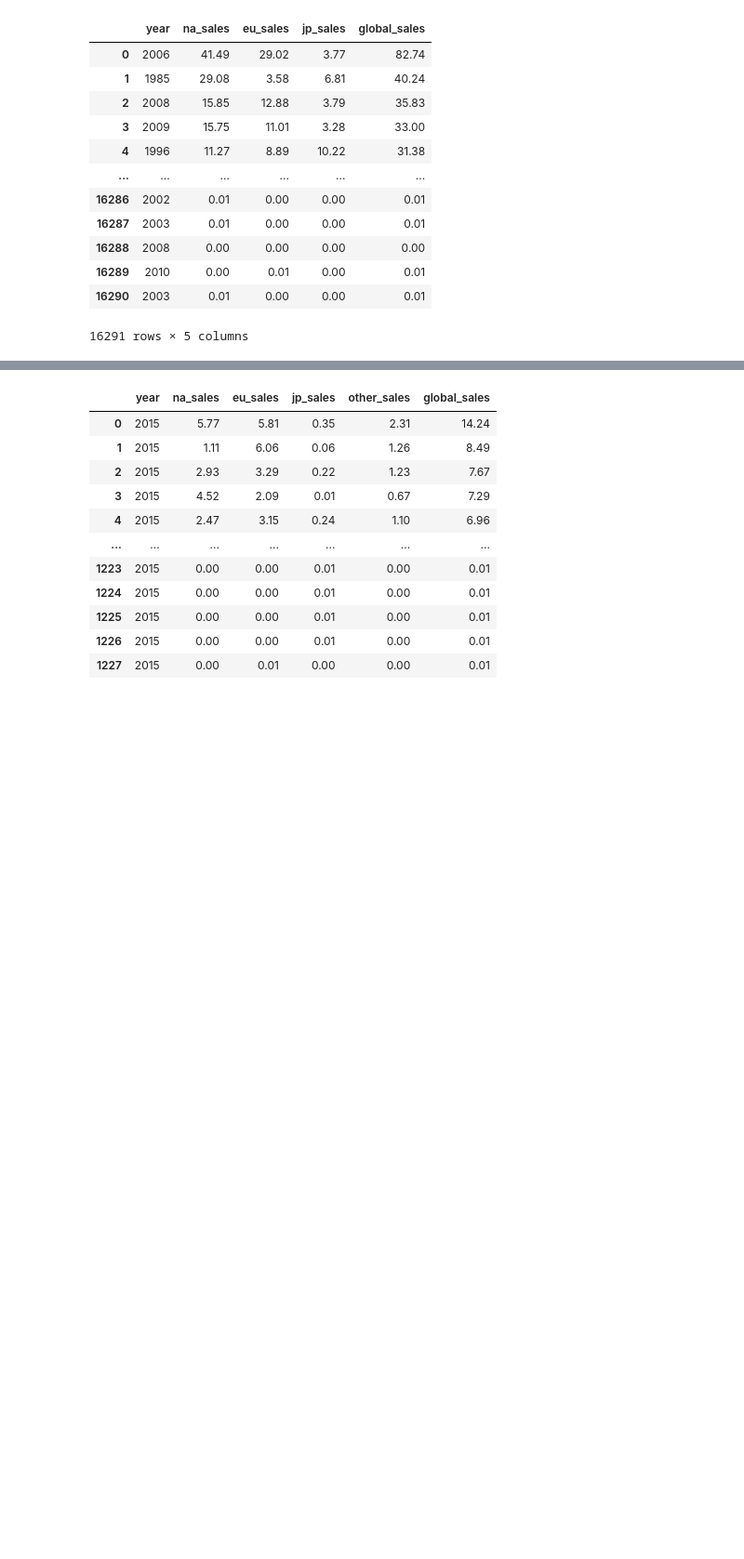
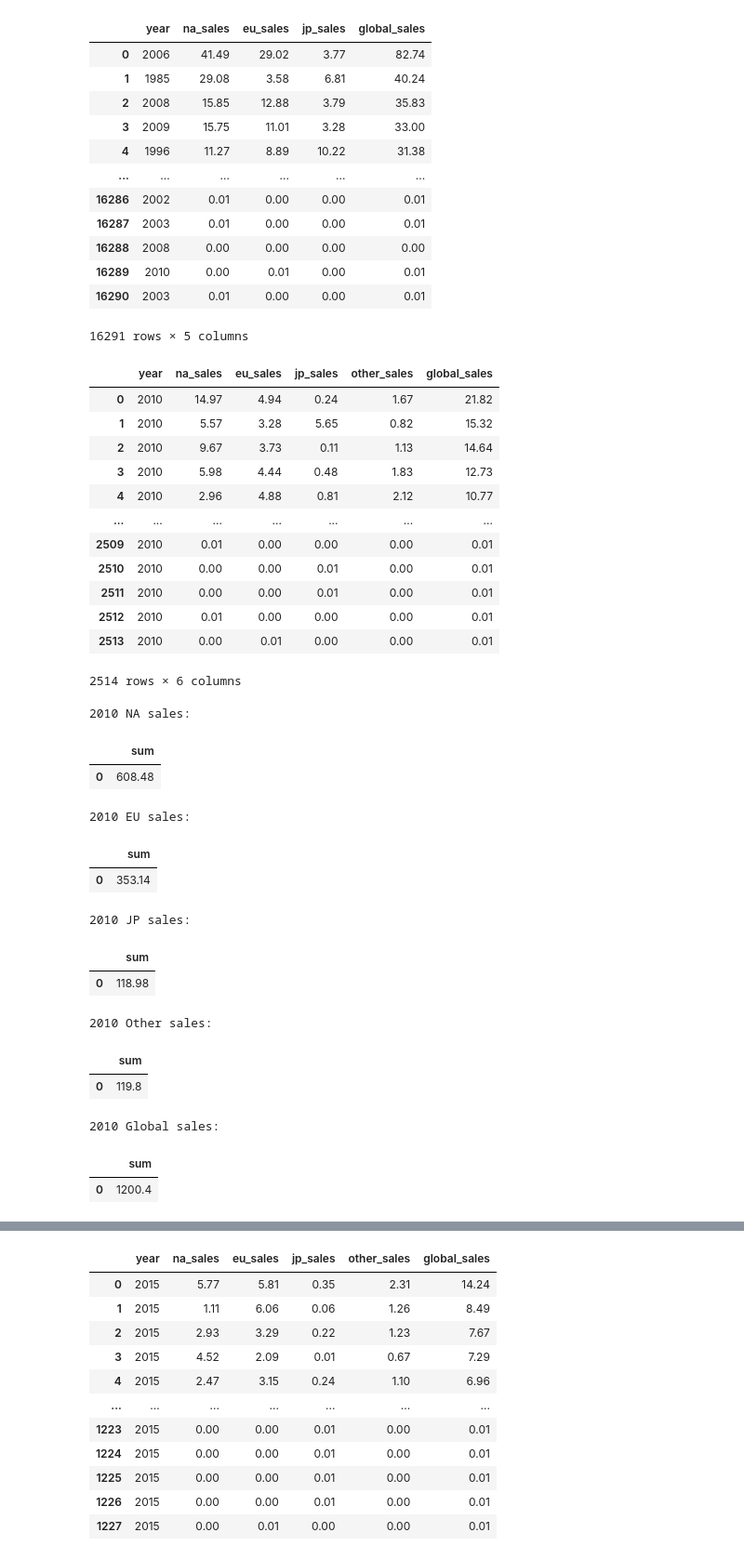
Before and after one commit to mmheredia/Video-Game-Sales-Dashboard, a Jupyter notebook: code/sql/sql_connection.ipynb, the cells around one changed output, grey strips where cells are left out. Shown at 93% size. Saved outputs shown, nothing was run; the diff lists cells and outputs as text; code cells hidden in the pictures; blank space fills up the shorter version.

Commit message:
Adding table with summed sales data.

```diff
--- a/code/sql/sql_connection.ipynb
+++ b/code/sql/sql_connection.ipynb
@@ -77,3 +77,54 @@ pd.read_sql_query('SELECT * FROM year_data', con=engine)
 | 16289 | 2010 | 0.00 | 0.01 | 0.00 | 0.01 |
 | 16290 | 2003 | 0.01 | 0.00 | 0.00 | 0.01 |
 16291 rows × 5 columns
+# %%
+pd.read_sql_query('SELECT * FROM data_2010', con=engine)
+# %% [output]
+|  | year | na_sales | eu_sales | jp_sales | other_sales | global_sales |
+| 0 | 2010 | 14.97 | 4.94 | 0.24 | 1.67 | 21.82 |
+| 1 | 2010 | 5.57 | 3.28 | 5.65 | 0.82 | 15.32 |
+| 2 | 2010 | 9.67 | 3.73 | 0.11 | 1.13 | 14.64 |
+| 3 | 2010 | 5.98 | 4.44 | 0.48 | 1.83 | 12.73 |
+| 4 | 2010 | 2.96 | 4.88 | 0.81 | 2.12 | 10.77 |
+| ... | ... | ... | ... | ... | ... | ... |
+| 2509 | 2010 | 0.01 | 0.00 | 0.00 | 0.00 | 0.01 |
+| 2510 | 2010 | 0.00 | 0.00 | 0.01 | 0.00 | 0.01 |
+| 2511 | 2010 | 0.00 | 0.00 | 0.01 | 0.00 | 0.01 |
+| 2512 | 2010 | 0.01 | 0.00 | 0.00 | 0.00 | 0.01 |
+| 2513 | 2010 | 0.00 | 0.01 | 0.00 | 0.00 | 0.01 |
+2514 rows × 6 columns
+# %%
+print(f"2010 NA sales:")
+pd.read_sql_query('SELECT SUM(na_sales) FROM data_2010', con=engine)
+# %% [output]
+2010 NA sales:
+|  | sum |
+| 0 | 608.48 |
+# %%
+print(f"2010 EU sales:")
+pd.read_sql_query('SELECT SUM(eu_sales) FROM data_2010', con=engine)
+# %% [output]
+2010 EU sales:
+|  | sum |
+| 0 | 353.14 |
+# %%
+print(f"2010 JP sales:")
+pd.read_sql_query('SELECT SUM(jp_sales) FROM data_2010', con=engine)
+# %% [output]
+2010 JP sales:
+|  | sum |
+| 0 | 118.98 |
+# %%
+print(f"2010 Other sales:")
+pd.read_sql_query('SELECT SUM(other_sales) FROM data_2010', con=engine)
+# %% [output]
+2010 Other sales:
+|  | sum |
+| 0 | 119.8 |
+# %%
+print(f"2010 Global sales:")
+pd.read_sql_query('SELECT SUM(global_sales) FROM data_2010', con=engine)
+# %% [output]
+2010 Global sales:
+|  | sum |
+| 0 | 1200.4 |
```
Also changed, not shown: parts of 24 cells of this notebook, 1 other file.
